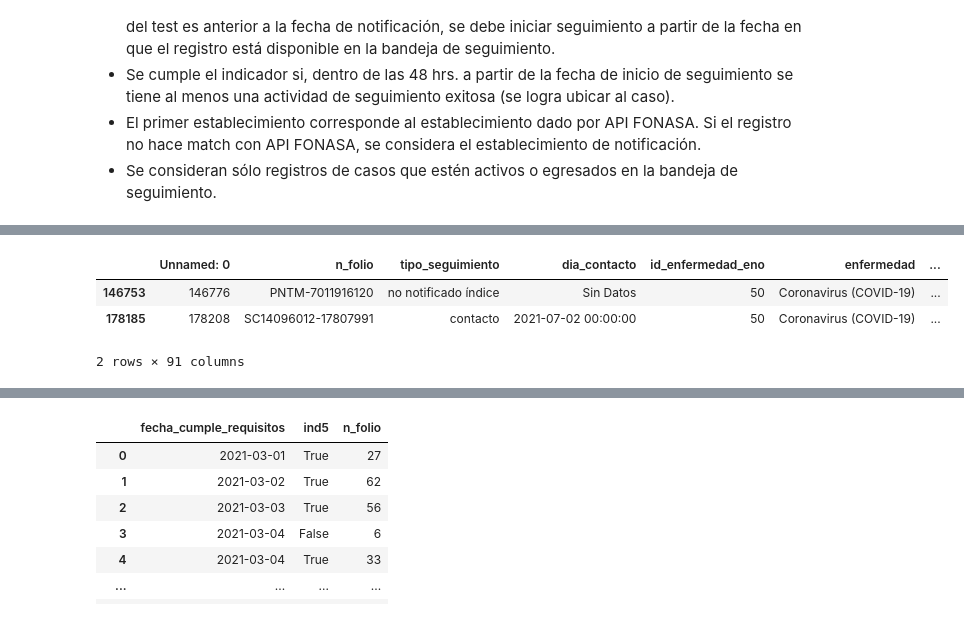
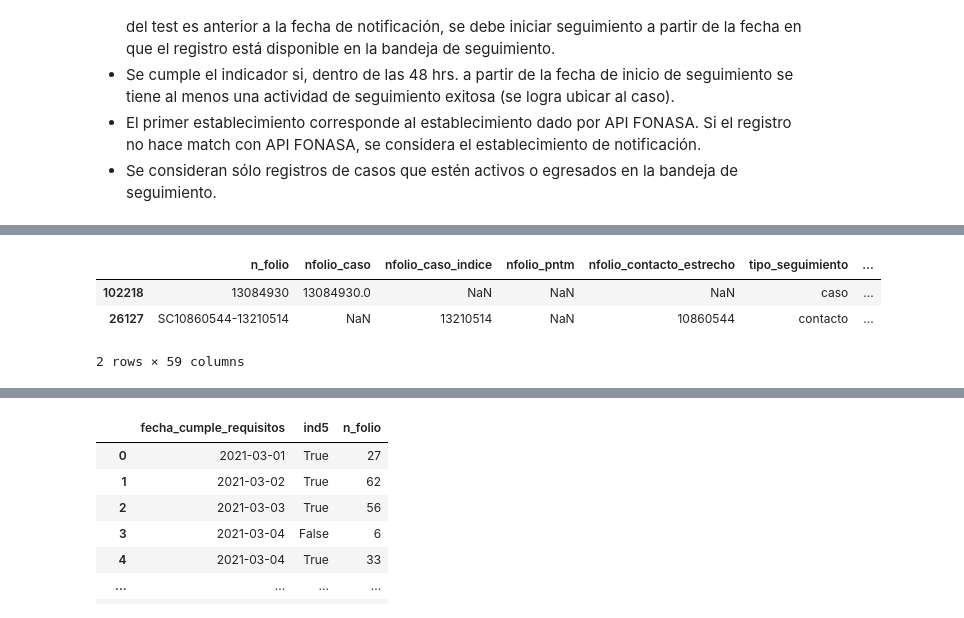
Before and after one commit to millacurafa/SeremiSaludAysenCovid, a Jupyter notebook: indicadores_trazabilidad.ipynb, the cells around one changed output, grey strips where cells are left out. Cells and saved outputs as stored; diff of their text form; code cells hidden in the pictures.

Commit message:
adds traceability and merges with notifications

```diff
--- a/indicadores_trazabilidad.ipynb
+++ b/indicadores_trazabilidad.ipynb
@@ -525,0 +553,7 @@ df_seguimiento_filtered = df_seguimiento_merged
+# %%
+# Transforma dtype de ambas columnas a float64 para permitir merging
+
+df_seguimiento_filtered['nfolio_caso']= df_seguimiento_filtered['nfolio_caso'].astype('float64', errors='raise')
+
+
+data_aysen_clean['numero_folio']= data_aysen_clean['numero_folio'].astype('float64', errors='raise')
@@ -525,0 +565,5 @@ df_seguimiento_filtered = df_seguimiento_merged
+# %%
+# Combina ambas columnas para nfolio_caso y nfolio_contacto_estrecho y
+# agrega NA en donde corresponda a otros casos como PNTM o nfolio_caso_indice
+
+df_seguimiento_filtered['nfolio_merge'] = df_seguimiento_filtered['nfolio_caso'].combine_first(df_seguimiento_filtered['nfolio_contacto_estrecho']).astype('float64', errors='raise')
@@ -572,7 +636,20 @@ df_seguimiento_clean = df_seguimiento_filtered[[
     'tipo_del_contacto',
     'contacto_localizado',
     'empresa',
-    'institucion'
+    'institucion',
+    'etapa_clinica',
+    'tipo_caso_busqueda',
+    'establecimiento_salud',
+    'resultado_pcr_1',
+    'resultado_pcr_2',
+    'resultado_pcr_3',
+    'comuna_seremi_xi',
+    'provincia_seremi_xi',
+    'edad',
+    'sexo',
+    'pop_hombres',
+    'pop_mujeres',
+    'pop_total'
 ]]
 # %%
 df_seguimiento_clean
@@ -593,3 +670,7 @@ df_seguimiento_clean
+# %%
+#Se consideran solo los visible no eliniminados y se botan duplicados
+
+df_seguimiento_clean= df_seguimiento_clean[df_seguimiento_clean['visible_no_eliminado']=='t'].drop_duplicates('n_folio')
 # %% [markdown]
 # Indicador 5: Oportunidad en la investigación epidemiológica de casos
 
@@ -652,15 +718,12 @@ Name: fecha_creacion, Length: 293821, dtype: datetime64[ns]
 # %%
-#Se consideran solo los visible no eliniminados y se botan duplicados
-
-df_seguimiento_filtered= df_seguimiento_merged[df_seguimiento_merged['visible_no_eliminado']=='t'].drop_duplicates('n_folio')
 
 #Se consideran sólo registros de casos que estén activos o egresados en la bandeja de seguimiento.
 
-df_seguimiento_filtered= df_seguimiento_filtered[(df_seguimiento_filtered['suspendido']=='activo')|(df_seguimiento_filtered['suspendido']=='egresado')]
+df_seguimiento_ind5= df_seguimiento_clean[(df_seguimiento_clean['suspendido']=='activo')|(df_seguimiento_clean['suspendido']=='egresado')]
 
-df_seguimiento_filtered.sample(2)
+df_seguimiento_ind5.sample(2)
 # %% [output]
-|  | Unnamed: 0 | n_folio | tipo_seguimiento | dia_contacto | id_enfermedad_eno | enfermedad | ... |
-| 146753 | 146776 | PNTM-7011916120 | no notificado índice | Sin Datos | 50 | Coronavirus (COVID-19) | ... |
-| 178185 | 178208 | SC14096012-17807991 | contacto | 2021-07-02 00:00:00 | 50 | Coronavirus (COVID-19) | ... |
+|  | n_folio | nfolio_caso | nfolio_caso_indice | nfolio_pntm | nfolio_contacto_estrecho | tipo_seguimiento | ... |
+| 102218 | 13084930 | 13084930.0 | NaN | NaN | NaN | caso | ... |
+| 26127 | SC10860544-13210514 | NaN | 13210514 | NaN | 10860544 | contacto | ... |
-2 rows × 91 columns
+2 rows × 59 columns
```
Also changed, not shown: parts of 22 cells of this notebook.
